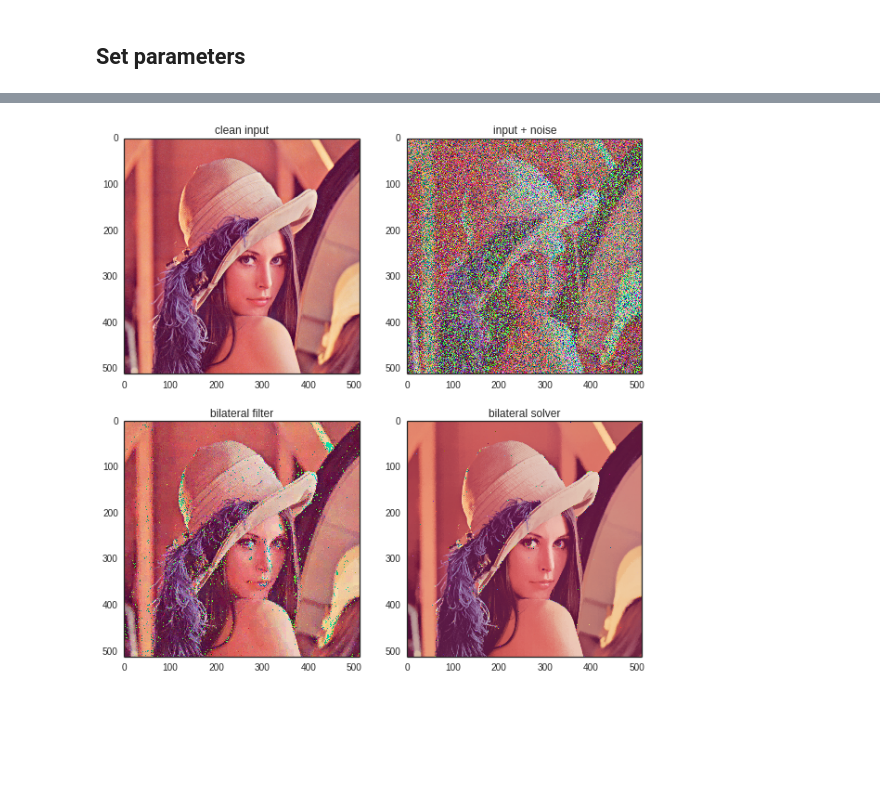
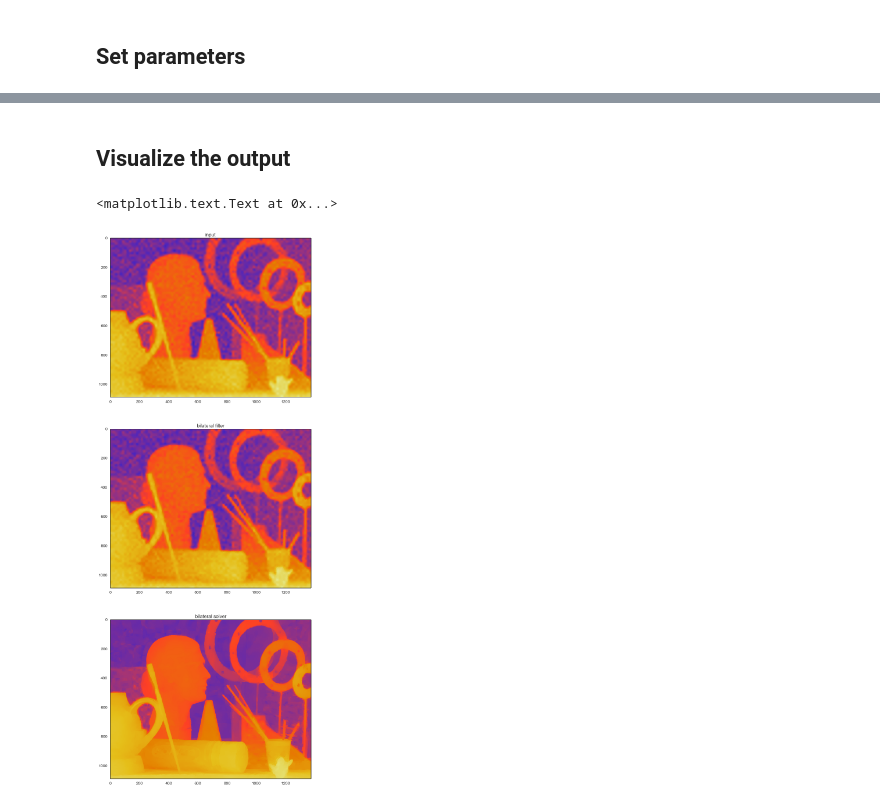
Before and after one commit to poolio/bilateral_solver, a Jupyter notebook: notebooks/bilateral_solver.ipynb, the cells around one changed output, grey strips where cells are left out. Saved outputs shown, nothing was run; the diff lists cells and outputs as text; code cells hidden in the pictures; blank space fills up the shorter version.

```diff
--- a/notebooks/bilateral_solver.ipynb
+++ b/notebooks/bilateral_solver.ipynb
@@ -194,0 +218,3 @@ bs_params = {
+# %%
+%%time
+grid = BilateralGrid(reference, **grid_params)
@@ -197,4 +225,0 @@ bs_params = {
-# %%
-%%time
-grid = BilateralGrid(im, **grid_params)
-xhat_bf = grid.filter(xnoise)
@@ -203,0 +226,7 @@ Wall time: 134 ms
+# %%
+%%time
+t = target.reshape(-1, 1).astype(double) / (pow(2,16)-1)
+c = confidence.reshape(-1, 1).astype(double) / (pow(2,16)-1)
+tc_filt = grid.filter(t * c)
+c_filt = grid.filter(c)
+output_filter = (tc_filt / c_filt).reshape(im_shape)
@@ -204,5 +238,4 @@ Wall time: 134 ms
 # %%
 %%time
-grid = BilateralGrid(im, **grid_params)
-xhat = BilateralSolver(grid, **bs_params).solve(xnoise, w)
+output_solver = BilateralSolver(grid, bs_params).solve(t, c).reshape(im_shape)
 # %% [output]
@@ -211,16 +244,17 @@ Wall time: 312 ms
+# %% [markdown]
+## Visualize the output
 # %%
-figure(figsize=(10, 10))
-subplot(221)
-imshow(x.reshape(im_shape), **imargs)
-title('clean input')
-subplot(222)
-imshow(xnoise.reshape(im_shape), **imargs)
-title('input + noise')
-subplot(223)
-imshow(xhat_bf.reshape(im_shape), **imargs)
+imargs = dict(vmin=0, vmax=1)
+figure(figsize=(14, 24))
+subplot(311)
+imshow(t.reshape(im_shape), **imargs)
+title('input')
+subplot(312)
+imshow(output_filter, **imargs)
 title('bilateral filter')
-subplot(224)
-imshow(xhat.reshape(im_shape), **imargs)
-title('bilateral solver');
+subplot(313)
+imshow(output_solver, **imargs)
+title('bilateral solver')
 # %% [output]
+<matplotlib.text.Text at 0x...>
-[figure, old version]
+[figure, new version]
```
Also changed, not shown: parts of 17 cells of this notebook, 1 other file.
